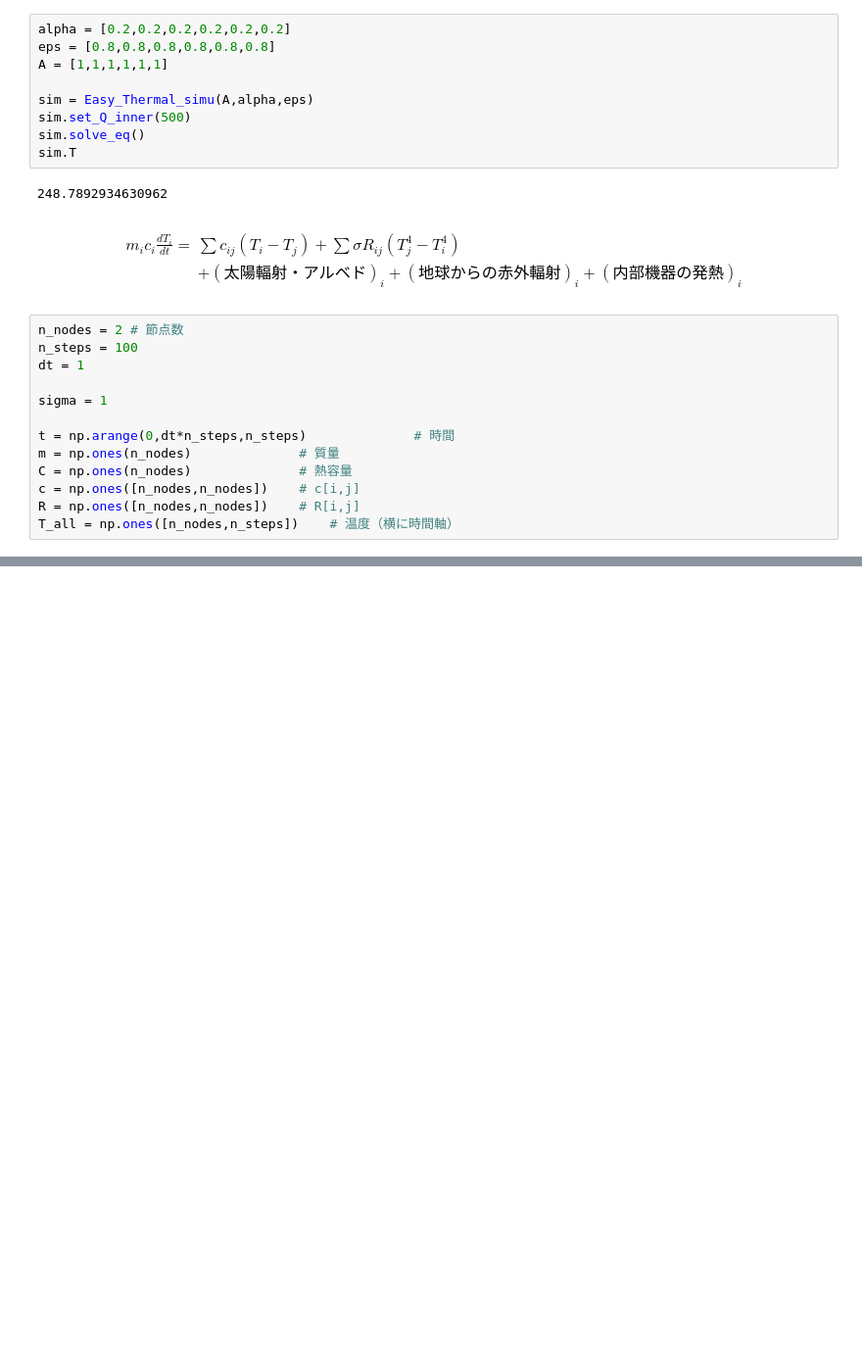
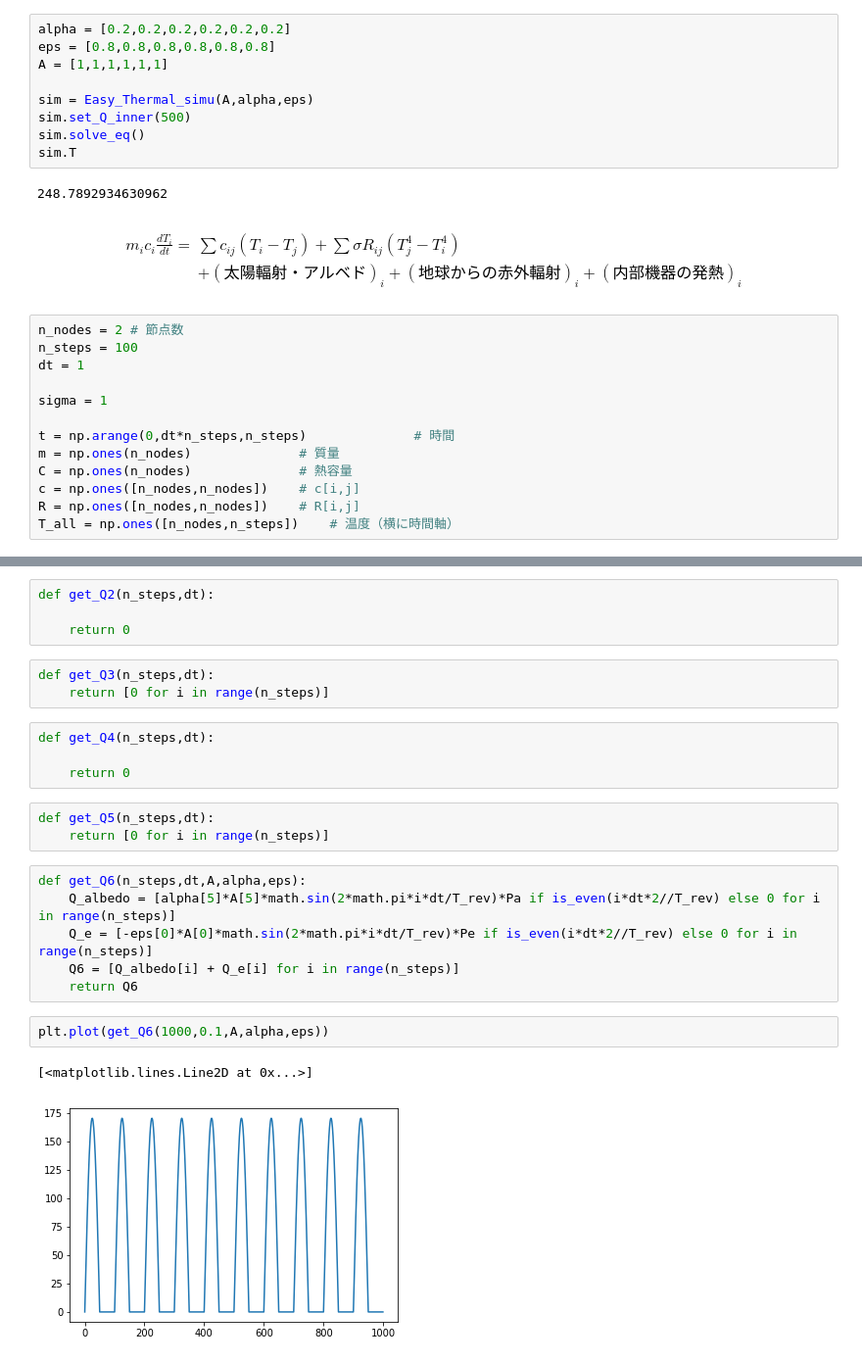
Before and after one commit to kminoda/seed_bank_in_space, a Jupyter notebook: src/thermal_simu.ipynb, the cells around one changed output, grey strips where cells are left out. Shown at 98% size. Cells and saved outputs as stored; diff of their text form; blank space fills up the shorter version.

```diff
--- a/src/thermal_simu.ipynb
+++ b/src/thermal_simu.ipynb
@@ -194,0 +274,25 @@ def solve
+# %%
+def get_Q2(n_steps,dt):
+
+    return 0
+# %%
+def get_Q3(n_steps,dt):
+    return [0 for i in range(n_steps)]
+# %%
+def get_Q4(n_steps,dt):
+
+    return 0
+# %%
+def get_Q5(n_steps,dt):
+    return [0 for i in range(n_steps)]
+# %%
+def get_Q6(n_steps,dt,A,alpha,eps):
+    Q_albedo = [alpha[5]*A[5]*math.sin(2*math.pi*i*dt/T_rev)*Pa if is_even(i*dt*2//T_rev) else 0 for i in range(n_steps)]
+    Q_e = [-eps[0]*A[0]*math.sin(2*math.pi*i*dt/T_rev)*Pe if is_even(i*dt*2//T_rev) else 0 for i in range(n_steps)]
+    Q6 = [Q_albedo[i] + Q_e[i] for i in range(n_steps)]
+    return Q6
+# %%
+plt.plot(get_Q6(1000,0.1,A,alpha,eps))
+# %% [output]
+[<matplotlib.lines.Line2D at 0x...>]
+[figure, added]
```
Also changed, not shown: parts of 12 cells of this notebook.
